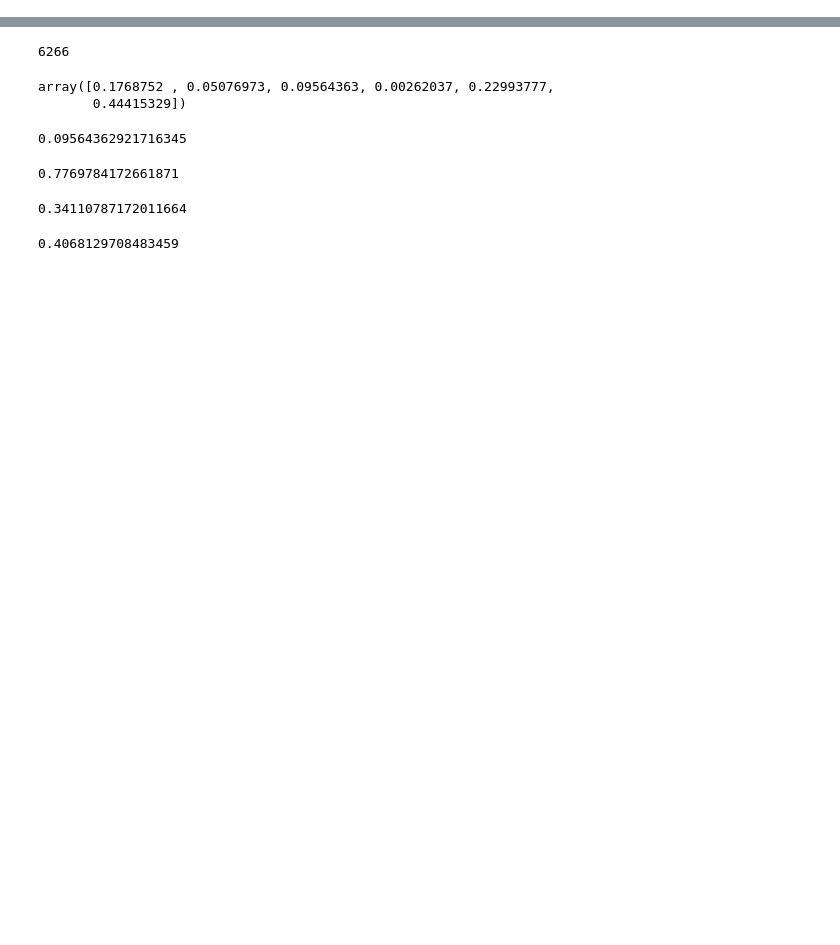
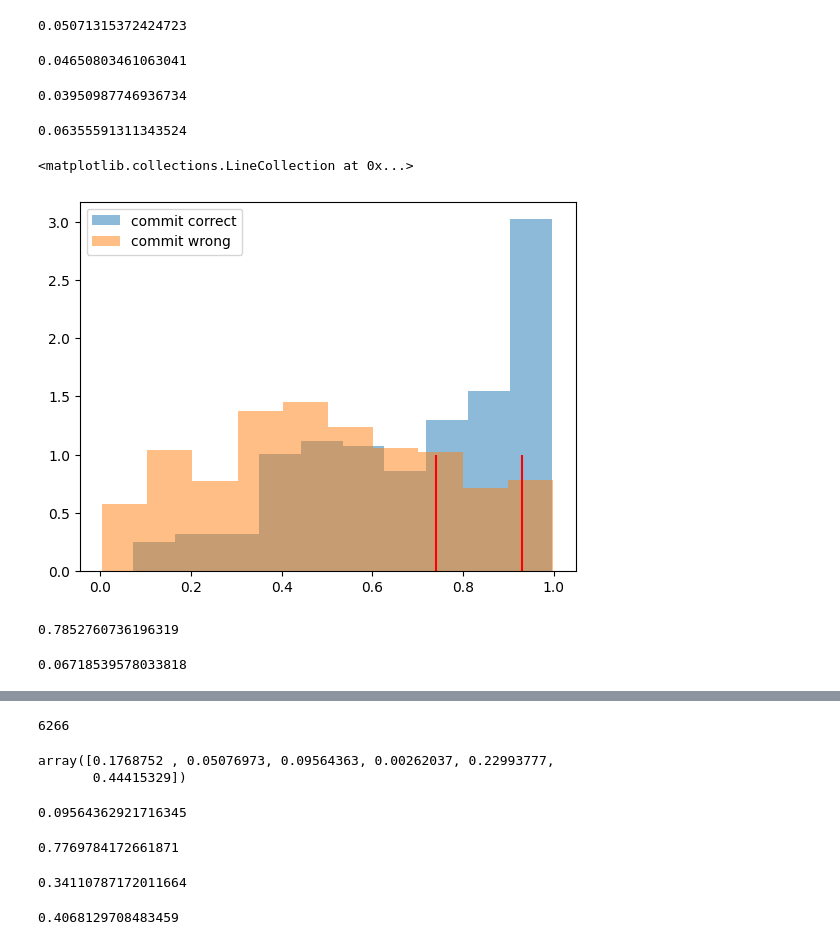
Before and after one commit to katiekang1998/llm_hallucinations, a Jupyter notebook: examples/analysis2.ipynb, the cells around one changed output, grey strips where cells are left out. Saved outputs shown, nothing was run; the diff lists cells and outputs as text; code cells hidden in the pictures; blank space fills up the shorter version.

```diff
--- a/examples/analysis2.ipynb
+++ b/examples/analysis2.ipynb
@@ -7 +8,5 @@ sft_model_path =  "ckpts/sft_lama_GPT2_commit/checkpoint_10000/hf_model"
 ppo_model_path = "ckpts/ppo_lama_GPT2_3_commit30_hedge25.5_6.5_idk11_cr0.0005/checkpoint_80000/hf_model"
+# %%
+ppo_generation_categories = np.load(ppo_model_path+"/generation_categories_trex_ood_idxs_128+.npy")
+sft_generation_categories = np.load(sft_model_path+"/generation_categories_trex_ood_idxs_128+.npy")
+sft2_generation_categories = np.load(sft2_model_path+"/generation_categories_trex_ood_idxs_128+.npy")
@@ -7,0 +43,41 @@ ppo_model_path = "ckpts/ppo_lama_GPT2_3_commit30_hedge25.5_6.5_idk11_cr0.0005/ch
+# %%
+(sft_generation_categories[np.where(ppo_generation_categories[:, 3]==1)[0], 1]==1).sum()/num_dont_know_ppo
+# %% [output]
+0.05071315372424723
+# %%
+num_commit_correct_sft/(num_commit_correct_sft+num_commit_wrong_sft)
+# %% [output]
+0.04650803461063041
+# %%
+num_commit_correct_sft2/(num_commit_correct_sft2+num_commit_wrong_sft2)
+# %% [output]
+0.03950987746936734
+# %%
+num_hedge_correct_sft2/(num_hedge_correct_sft2+num_hedge_wrong_sft2)
+# %% [output]
+0.06355591311343524
+# %%
+log_liks = np.load(sft_model_path+"/generated_answer_log_probs_mean_trex_ood_idxs_128+.npy")
+# %%
+plt.hist(np.e**np.array(log_liks)[np.where(sft_generation_categories[:, 1]==1)[0]], density=True, alpha=0.5, label="commit correct")
+
+plt.hist(np.e**np.array(log_liks)[np.where(sft_generation_categories[:, 2]==1)[0]], density=True, alpha=0.5, label="commit wrong")
+
+plt.legend()
+
+best_threshold1 = .74
+best_threshold2 = .93
+
+plt.vlines(best_threshold1, 0, 1, color="red")
+plt.vlines(best_threshold2, 0, 1, color="red")
+# %% [output]
+<matplotlib.collections.LineCollection at 0x...>
+[figure, added]
+# %%
+len(np.where(np.e**np.array(log_liks) < best_threshold1)[0])/len(log_liks)
+# %% [output]
+0.7852760736196319
+# %%
+len(np.where(np.e**np.array(log_liks) > best_threshold2)[0])/len(log_liks)
+# %% [output]
+0.06718539578033818
```
Also changed, not shown: parts of 10 cells of this notebook, 17 other files.
